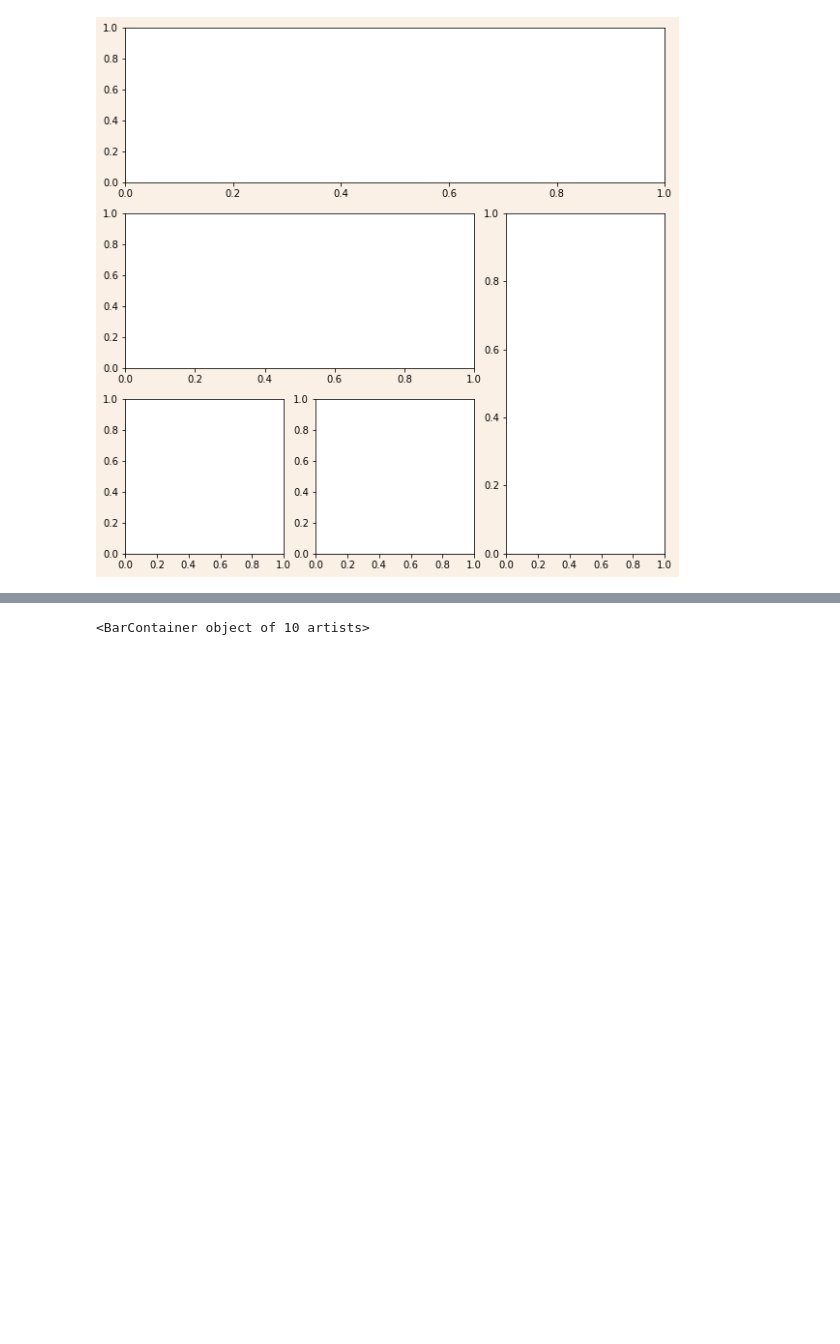
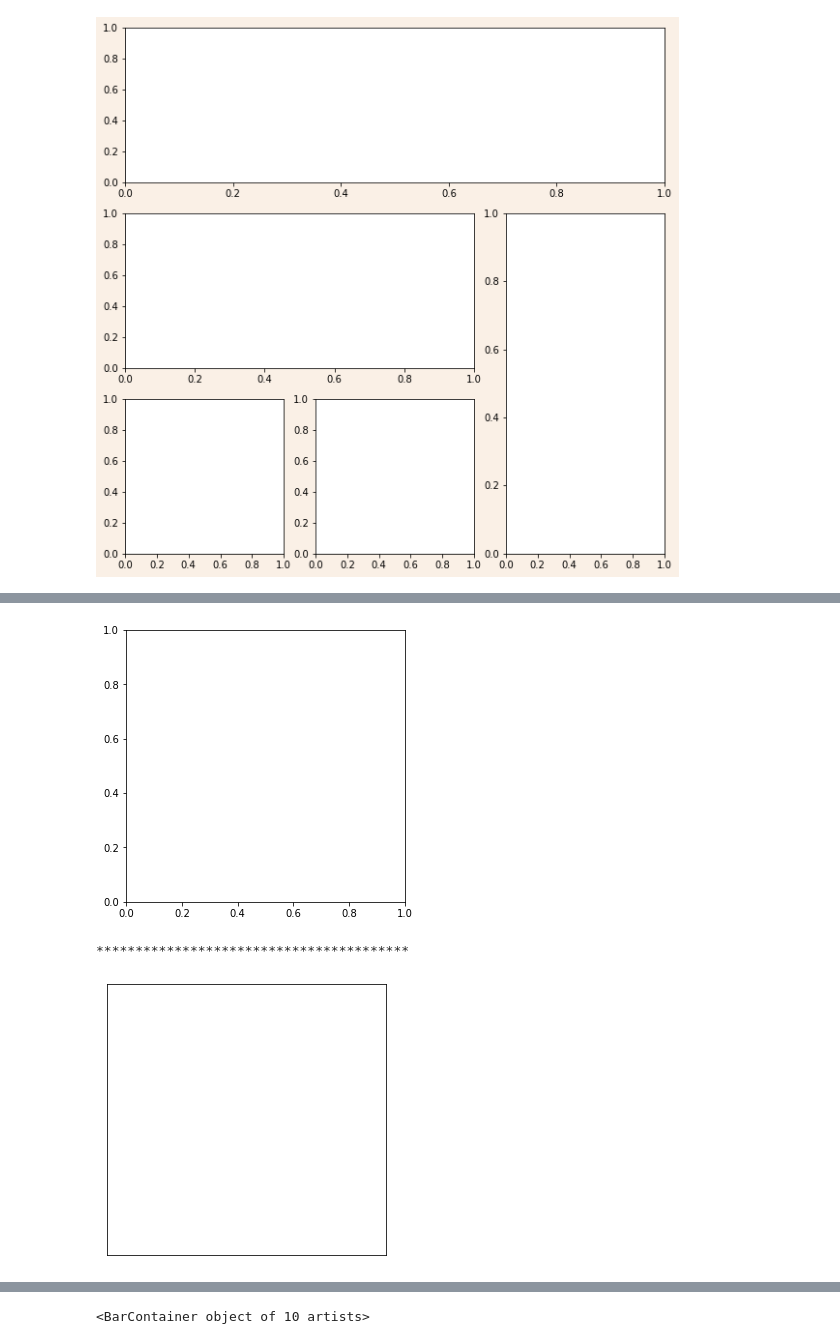
Before and after one commit to HongB1/2022-KHU-Bioinformatics-lab, a Jupyter notebook: code/Lab10 Matplotlib.ipynb, the cells around one changed output, grey strips where cells are left out. Cells and saved outputs as stored; diff of their text form; code cells hidden in the pictures; blank space fills up the shorter version.

```diff
--- a/code/Lab10 Matplotlib.ipynb
+++ b/code/Lab10 Matplotlib.ipynb
@@ -243,0 +277,20 @@ for row, col in itertools.product(np.arange(2, 5), np.arange(0, 4)):
+# %%
+# axis.set_visible
+fig, ax = plt.subplots(figsize=(5, 5))
+plt.show()
+plt.close()
+print('**'*20)
+fig, ax = plt.subplots(figsize=(5, 5))
+
+# xaxis = ax.get_xaxis()
+# yaxis = ax.get_yaxis()
+
+# xaxis.set_visible(False)
+# yaxis.set_visible(False)
+
+ax.get_xaxis().set_visible(False)
+ax.get_yaxis().set_visible(False)
+# %% [output]
+[figure, added]
+****************************************
+[figure, added]
```
Also changed, not shown: parts of 83 cells of this notebook.
